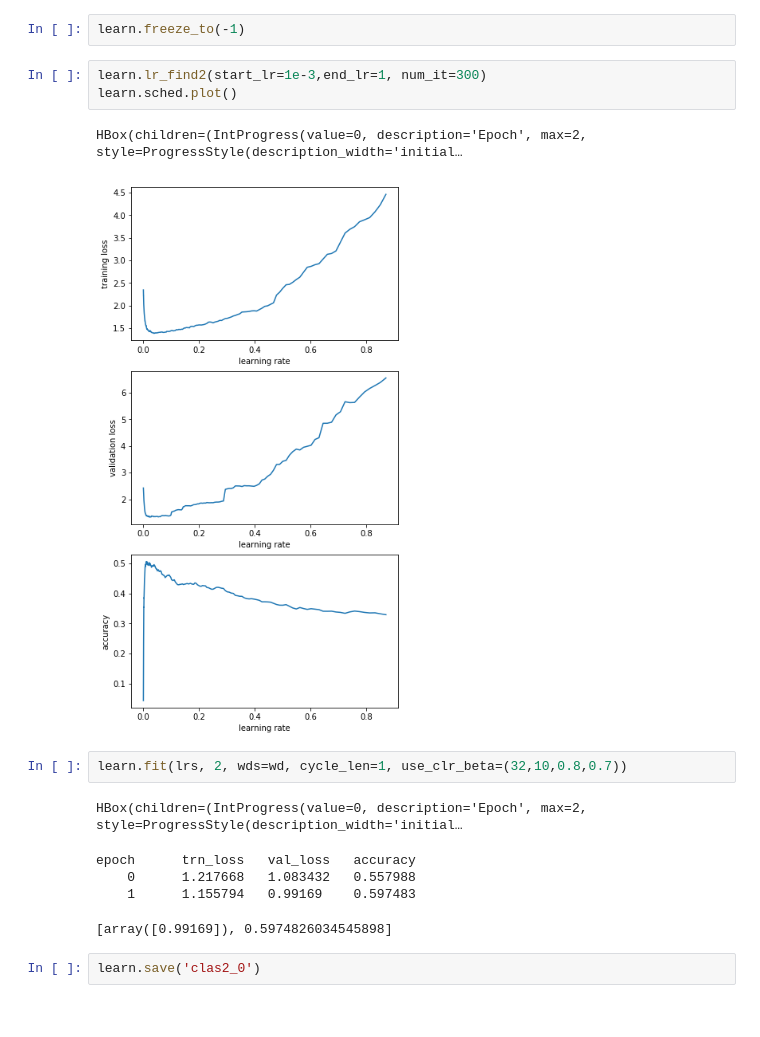
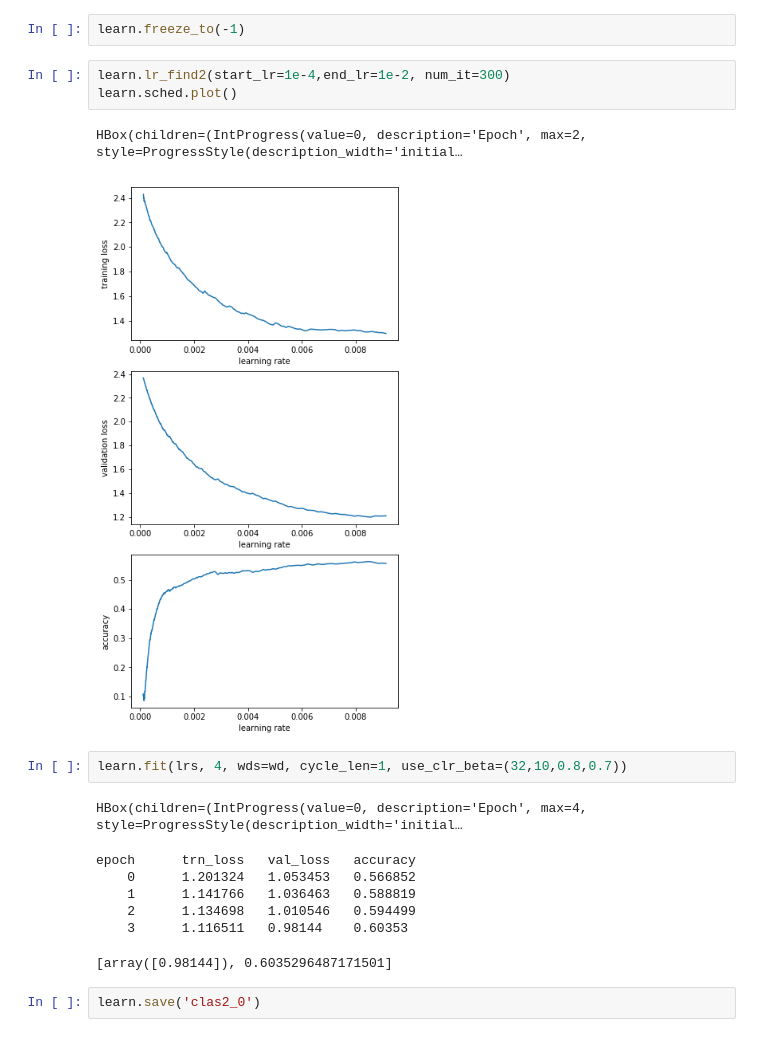
Before and after one commit to adai183/ULMFiT_es, a Jupyter notebook: only_competition_data.ipynb, the cells around one changed output. Saved outputs shown, nothing was run; the diff lists cells and outputs as text.

```diff
--- a/only_competition_data.ipynb
+++ b/only_competition_data.ipynb
@@ -484,19 +484,21 @@ learn.load_encoder('lm1_enc')
 # %%
 learn.freeze_to(-1)
 # %%
-learn.lr_find2(start_lr=1e-3,end_lr=1, num_it=300)
+learn.lr_find2(start_lr=1e-4,end_lr=1e-2, num_it=300)
 learn.sched.plot()
 # %% [output]
 HBox(children=(IntProgress(value=0, description='Epoch', max=2, style=ProgressStyle(description_width='initial…
-[figure, old version]
+[figure, new version]
 # %%
-learn.fit(lrs, 2, wds=wd, cycle_len=1, use_clr_beta=(32,10,0.8,0.7))
+learn.fit(lrs, 4, wds=wd, cycle_len=1, use_clr_beta=(32,10,0.8,0.7))
 # %% [output]
-HBox(children=(IntProgress(value=0, description='Epoch', max=2, style=ProgressStyle(description_width='initial…
+HBox(children=(IntProgress(value=0, description='Epoch', max=4, style=ProgressStyle(description_width='initial…
 epoch      trn_loss   val_loss   accuracy
-    0      1.217668   1.083432   0.557988
-    1      1.155794   0.99169    0.597483
+    0      1.201324   1.053453   0.566852
+    1      1.141766   1.036463   0.588819
+    2      1.134698   1.010546   0.594499
+    3      1.116511   0.98144    0.60353
-[array([0.99169]), 0.5974826034545898]
+[array([0.98144]), 0.6035296487171501]
 # %%
 learn.save('clas2_0')
 # %%
```
Also changed, not shown: parts of 16 cells of this notebook.
